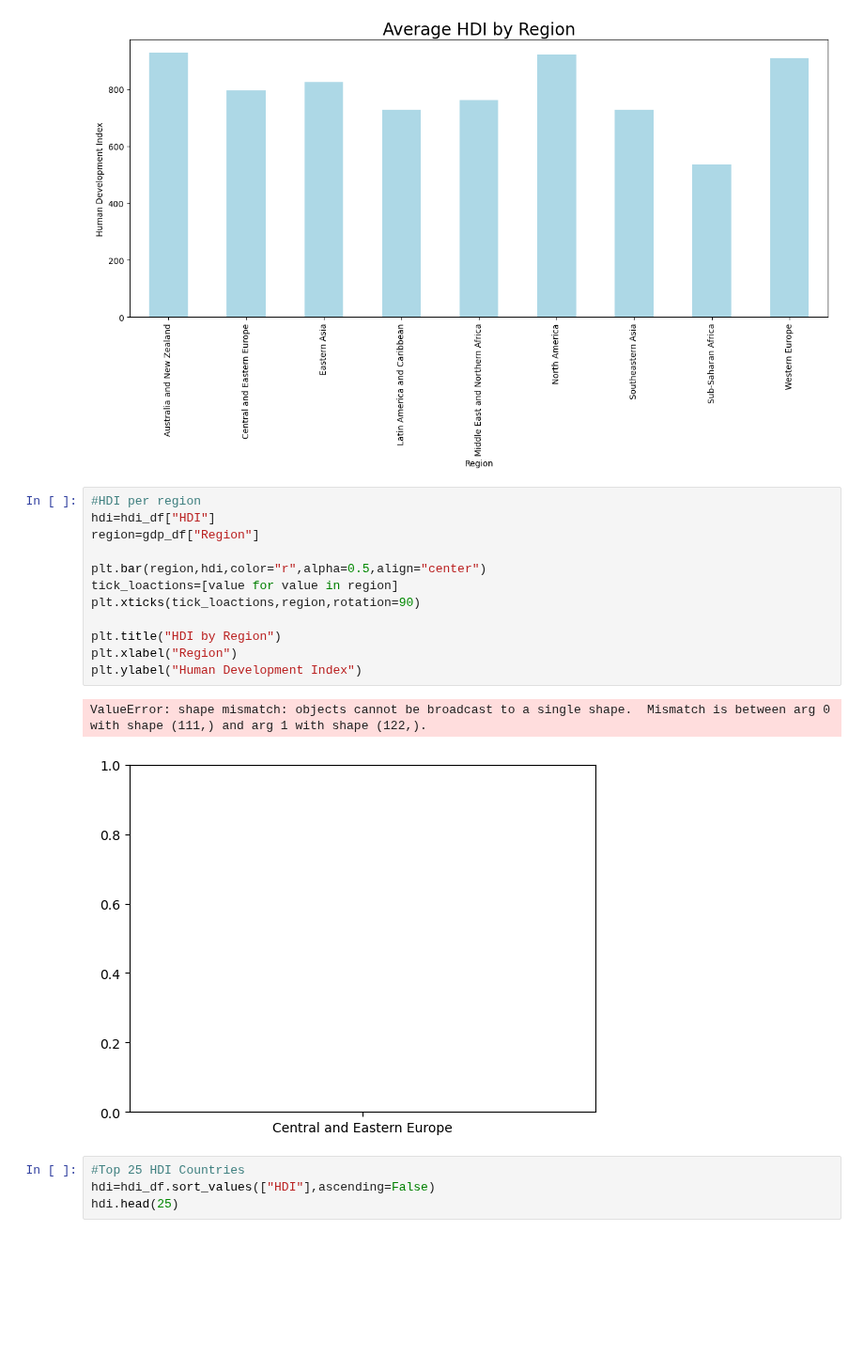
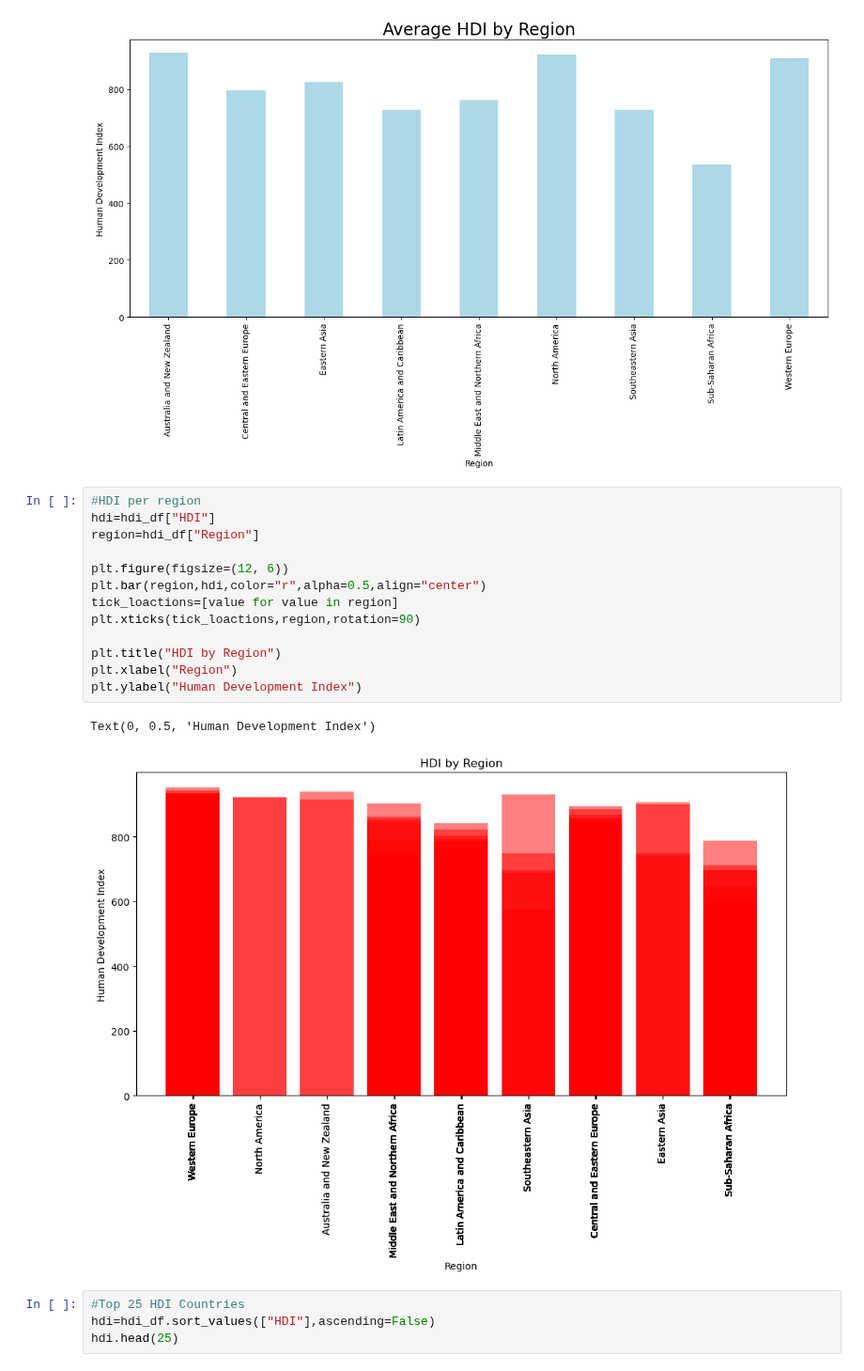
Before and after one commit to mattcaseycpa/project1, a Jupyter notebook: project.ipynb, the cells around one changed output. Shown at 94% size. Drawn from its saved outputs; the diff is of its cells as text; blank space fills up the shorter version.

```diff
--- a/project.ipynb
+++ b/project.ipynb
@@ -287,18 +287,19 @@ plt.show()
 # %%
 #HDI per region
 hdi=hdi_df["HDI"]
-region=gdp_df["Region"]
+region=hdi_df["Region"]
 
+plt.figure(figsize=(12, 6))
 plt.bar(region,hdi,color="r",alpha=0.5,align="center")
 tick_loactions=[value for value in region]
 plt.xticks(tick_loactions,region,rotation=90)
 
 plt.title("HDI by Region")
 plt.xlabel("Region")
 plt.ylabel("Human Development Index")
 # %% [output]
-ValueError: shape mismatch: objects cannot be broadcast to a single shape.  Mismatch is between arg 0 with shape (111,) and arg 1 with shape (122,).
+Text(0, 0.5, 'Human Development Index')
-[figure, old version]
+[figure, new version]
 # %%
 #Top 25 HDI Countries
 hdi=hdi_df.sort_values(["HDI"],ascending=False)
```
Also changed, not shown: parts of 1 cell of this notebook.
